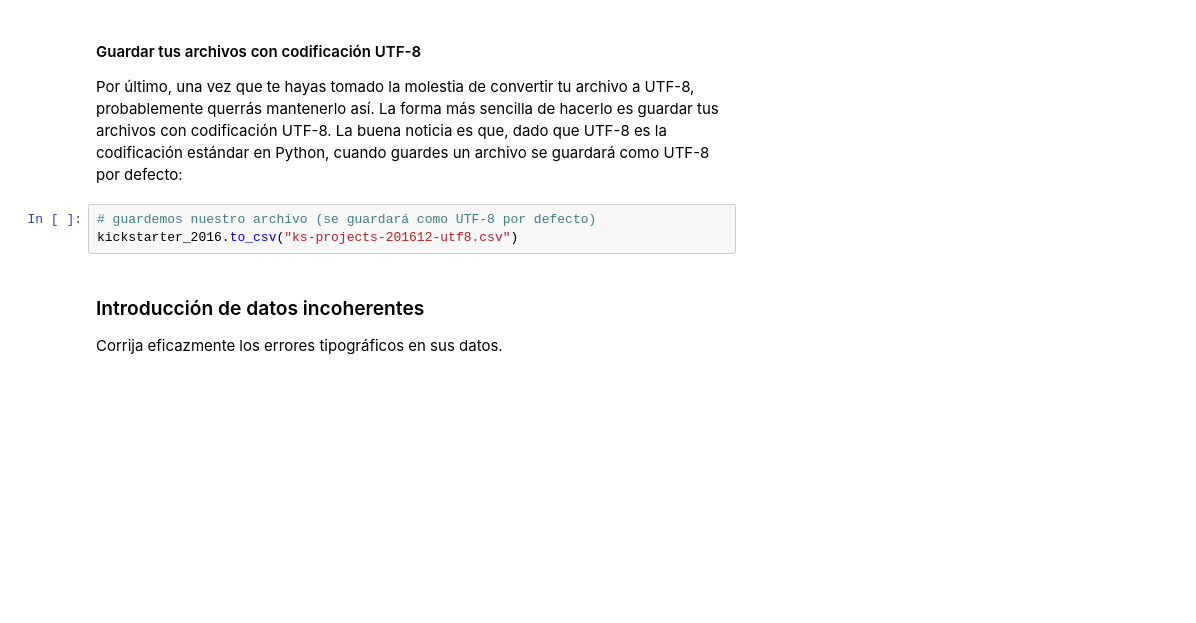
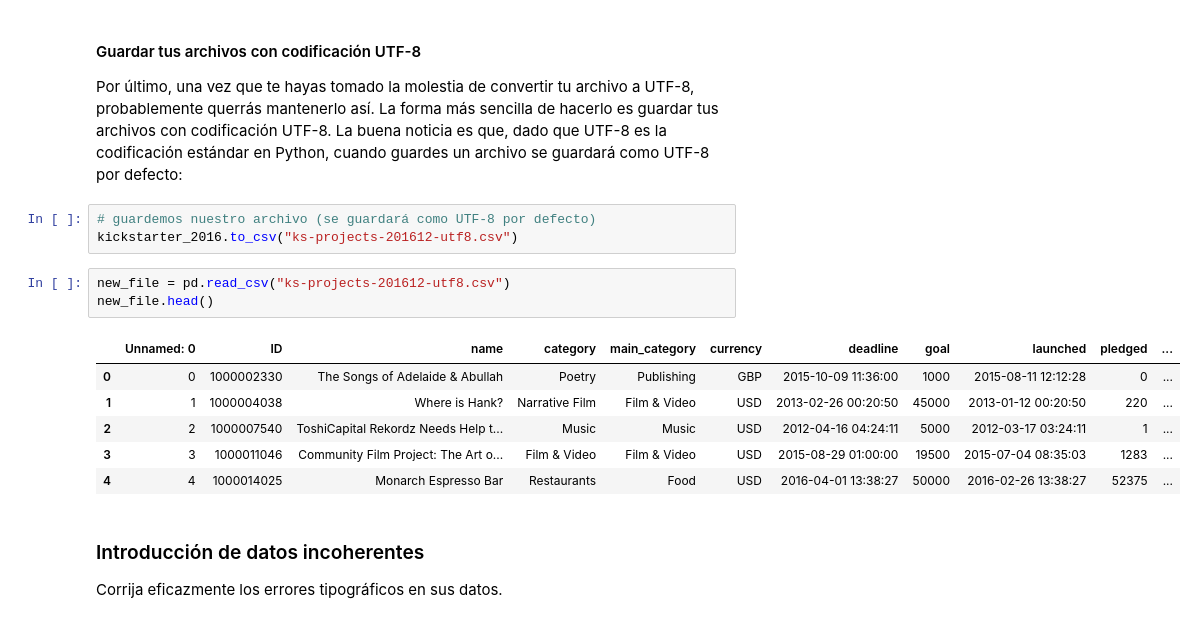
Before and after one commit to vbatiz/intro-python, a Jupyter notebook: notebooks/IntroPython_07.ipynb, the cells around one changed output. Drawn from its saved outputs; the diff is of its cells as text; blank space fills up the shorter version.

```diff
--- a/notebooks/IntroPython_07.ipynb
+++ b/notebooks/IntroPython_07.ipynb
@@ -431,6 +523,16 @@ Por último, una vez que te hayas tomado la molestia de convertir tu archivo a U
 # %%
 # guardemos nuestro archivo (se guardará como UTF-8 por defecto)
 kickstarter_2016.to_csv("ks-projects-201612-utf8.csv")
+# %%
+new_file = pd.read_csv("ks-projects-201612-utf8.csv")
+new_file.head()
+# %% [output]
+|  | Unnamed: 0 | ID | name | category | main_category | currency | deadline | goal | launched | pledged | ... |
+| 0 | 0 | 1000002330 | The Songs of Adelaide & Abullah | Poetry | Publishing | GBP | 2015-10-09 11:36:00 | 1000 | 2015-08-11 12:12:28 | 0 | ... |
+| 1 | 1 | 1000004038 | Where is Hank? | Narrative Film | Film & Video | USD | 2013-02-26 00:20:50 | 45000 | 2013-01-12 00:20:50 | 220 | ... |
+| 2 | 2 | 1000007540 | ToshiCapital Rekordz Needs Help t... | Music | Music | USD | 2012-04-16 04:24:11 | 5000 | 2012-03-17 03:24:11 | 1 | ... |
+| 3 | 3 | 1000011046 | Community Film Project: The Art o... | Film & Video | Film & Video | USD | 2015-08-29 01:00:00 | 19500 | 2015-07-04 08:35:03 | 1283 | ... |
+| 4 | 4 | 1000014025 | Monarch Espresso Bar | Restaurants | Food | USD | 2016-04-01 13:38:27 | 50000 | 2016-02-26 13:38:27 | 52375 | ... |
 # %% [markdown]
 ### Introducción de datos incoherentes
 Corrija eficazmente los errores tipográficos en sus datos.
```
Also changed, not shown: parts of 27 cells of this notebook.
